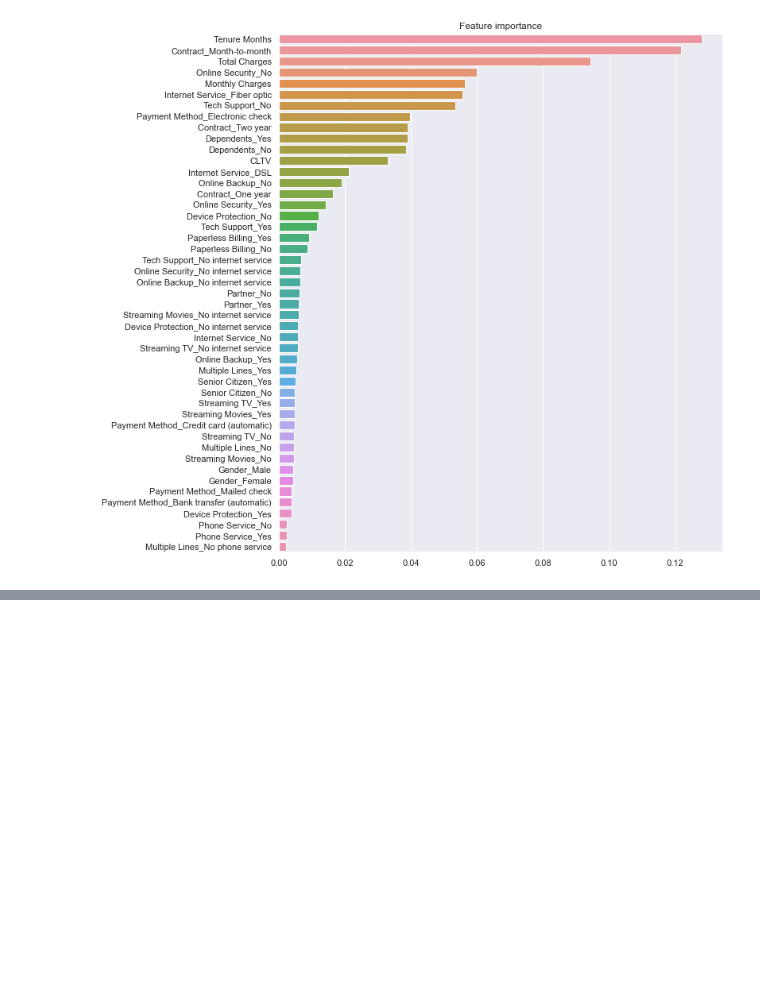
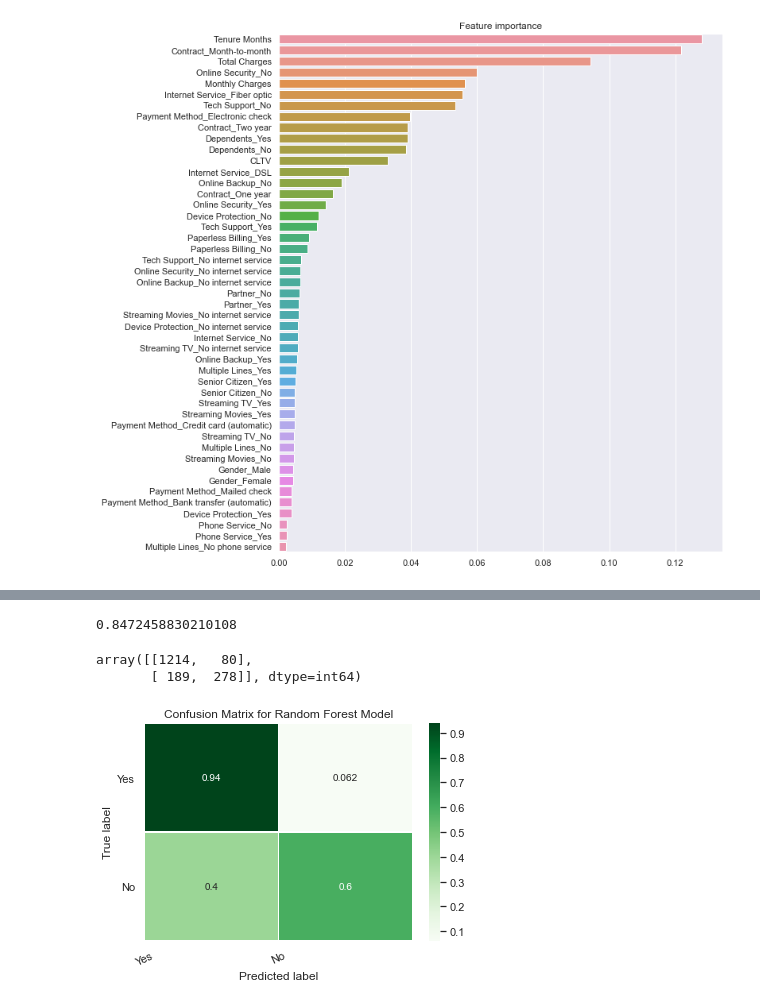
Before and after one commit to samarth-malhotra/Dissertation, a Jupyter notebook: Dissertation Project.ipynb, the cells around one changed output, grey strips where cells are left out. Drawn from its saved outputs; the diff is of its cells as text; code cells hidden in the pictures; blank space fills up the shorter version.

```diff
--- a/Dissertation Project.ipynb
+++ b/Dissertation Project.ipynb
@@ -505,3 +509,12 @@ ax = sns.barplot(y=imp.index, x=imp.values, orient='h')
 # As we have also observed in exploratory data analysis numerical features Tenure Months, Monthly Charges and Total Charges
 # are very important features to predict churn also categorical features Contract Month_to_month are likely to churn
 # The above obtained results are in line with the results obtained in EDA
+# %%
+# Split features and target into train and test sets
+X_train, X_test, y_train, y_test = train_test_split(x, y, random_state=1, stratify=y)
+# %%
+# View accuracy score
+y_pred_test = clf.predict(X_test)
+accuracy_score(y_test, y_pred_test)
+# %% [output]
+0.8472458830210108
@@ -507,0 +529,30 @@ ax = sns.barplot(y=imp.index, x=imp.values, orient='h')
+# %%
+# View confusion matrix for test data and predictions
+confusion_matrix(y_test, y_pred_test)
+# %% [output]
+array([[1214,   80],
+       [ 189,  278]], dtype=int64)
+# %%
+# Plotting the confusion matrix
+# Get and reshape confusion matrix data
+matrix = confusion_matrix(y_test, y_pred_test)
+matrix = matrix.astype('float') / matrix.sum(axis=1)[:, np.newaxis]
+
+# Build the plot
+#plt.figure(figsize=(16,7))
+#sns.set(font_scale=1.4)
+sns.heatmap(matrix, annot=True, annot_kws={'size':10},
+            cmap=plt.cm.Greens, linewidths=0.2)
+
+# Add labels to the plot
+class_names = ['Yes', 'No']
+tick_marks = np.arange(len(class_names))
+tick_marks2 = tick_marks + 0.5
+plt.xticks(tick_marks, class_names, rotation=25)
+plt.yticks(tick_marks2, class_names, rotation=0)
+plt.xlabel('Predicted label')
+plt.ylabel('True label')
+plt.title('Confusion Matrix for Random Forest Model')
+plt.show()
+# %% [output]
+[figure, added]
```
Also changed, not shown: parts of 11 cells of this notebook.
